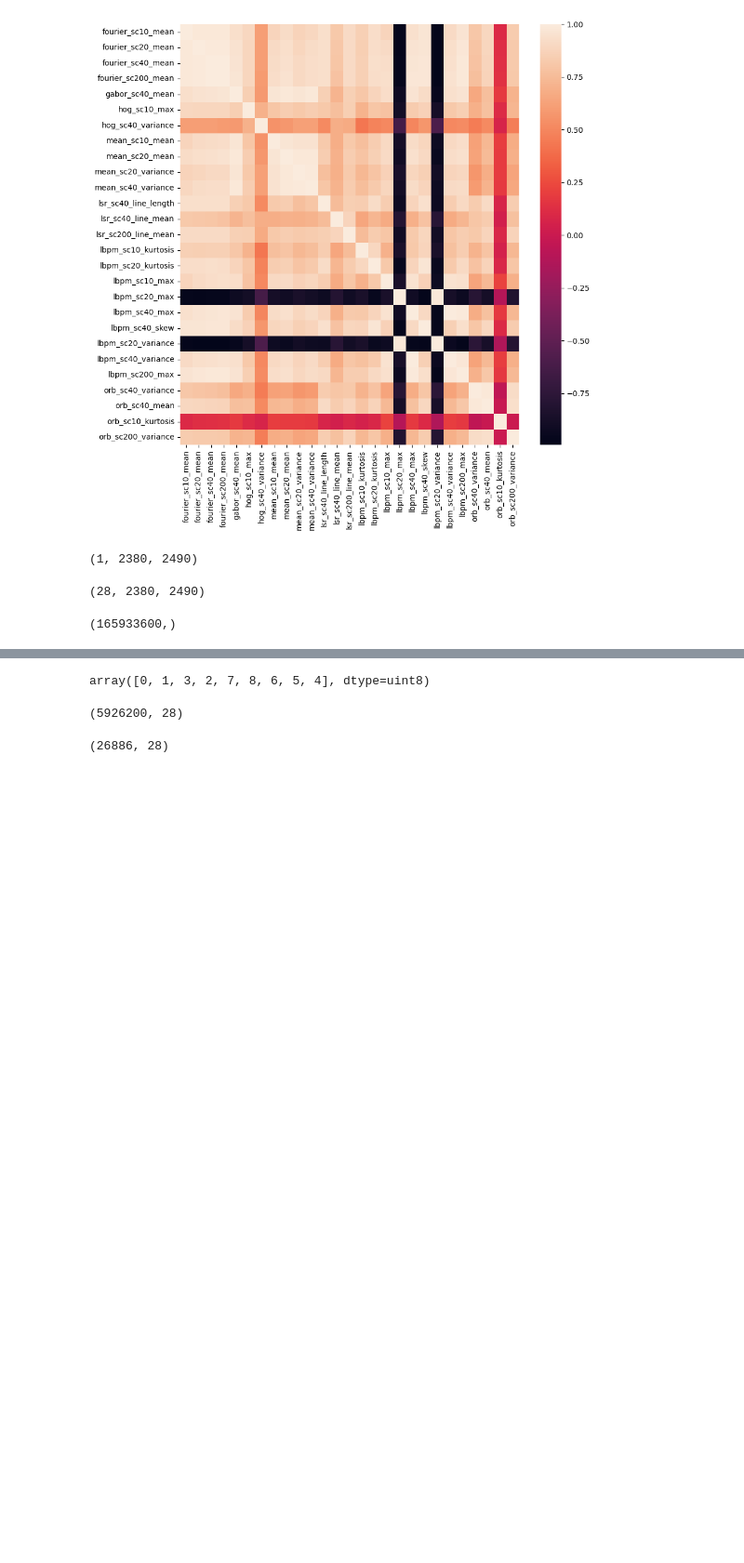
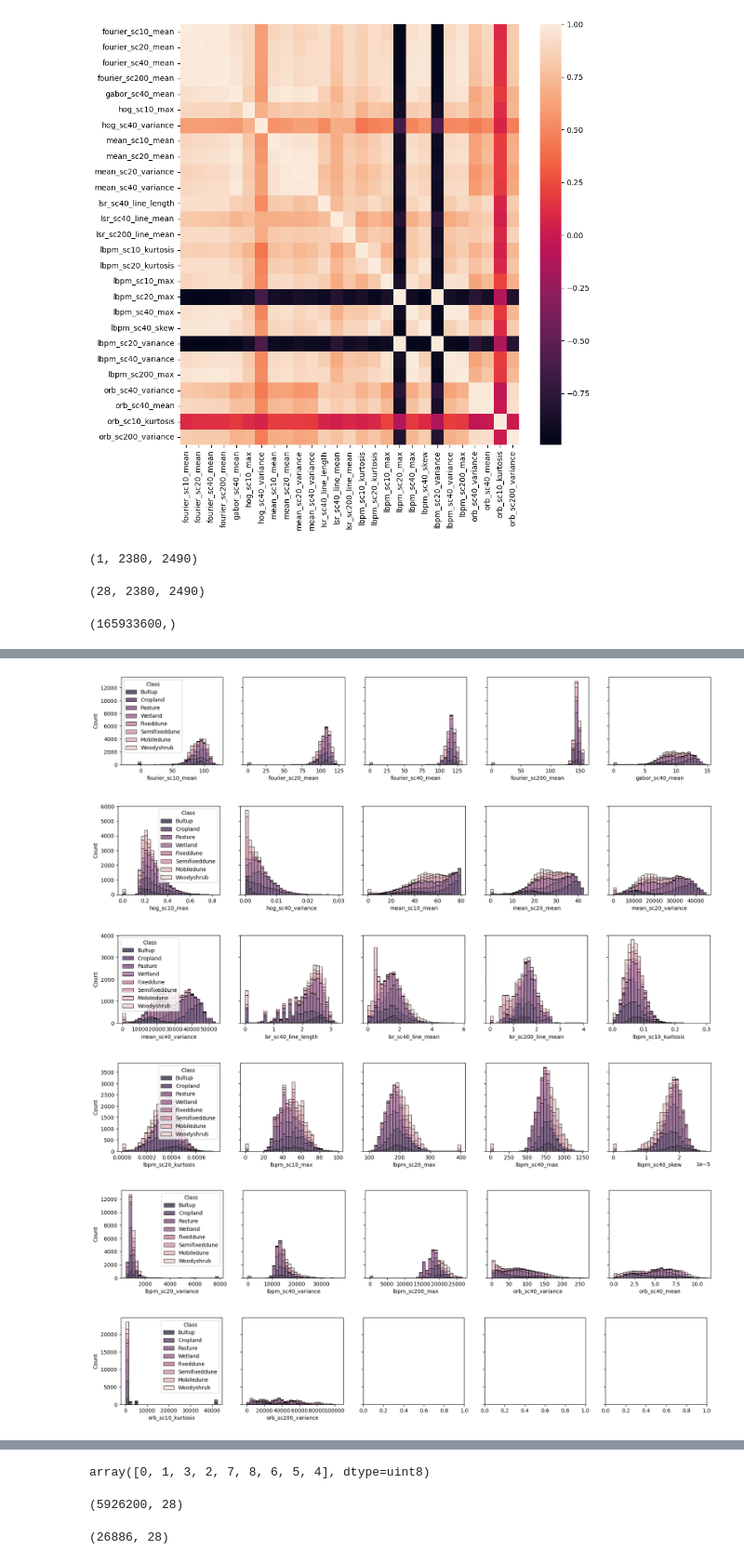
Before and after one commit to maxwellowusu/Grassland_Mongolia, a Jupyter notebook: EDA_Naiman.ipynb, the cells around one changed output, grey strips where cells are left out. Shown at 93% size. Saved outputs shown, nothing was run; the diff lists cells and outputs as text; code cells hidden in the pictures; blank space fills up the shorter version.

```diff
--- a/EDA_Naiman.ipynb
+++ b/EDA_Naiman.ipynb
@@ -157,0 +153,68 @@ df_full.head(20)
+# %%
+fig, (ax1,ax2,ax3,ax4,ax5,) = plt.subplots(ncols=5, nrows=1,figsize= (20,3),sharey=True)
+sns.histplot(data=df_full, x="fourier_sc10_mean", bins=30, hue="class", legend=False, multiple="stack",ax=ax1)
+sns.histplot(data=df_full, x="fourier_sc20_mean", bins=30, hue="class", legend=False, multiple="stack", ax=ax2)
+sns.histplot(data=df_full, x="fourier_sc40_mean", bins=30, hue="class", legend=False, multiple="stack",ax=ax3)
+sns.histplot(data=df_full, x="fourier_sc200_mean", bins=30,hue="class", legend=False, multiple="stack",ax=ax4)
+sns.histplot(data=df_full, x="gabor_sc40_mean", bins=30, hue="class", legend=False, multiple="stack",ax=ax5)
+
+ax1.legend(title='Class', loc='best', labels = ['Bultup', 'Cropland', 'Pasture', 'Wetland', 'Fixeddune', 'Semifixeddune',  'Mobiledune','Woodyshrub'])
+plt.show()
+
+fig, (ax1, ax2,ax3,ax4,ax5) = plt.subplots(ncols=5, nrows=1,figsize= (20,3),sharey=True)
+sns.histplot(data=df_full, x="hog_sc10_max", bins=30, hue="class", legend=False, multiple="stack", ax=ax1)
+sns.histplot(data=df_full, x="hog_sc40_variance", bins=30, hue="class", legend=False, multiple="stack",ax=ax2)
+sns.histplot(data=df_full, x="mean_sc10_mean", bins=30,hue="class", legend=False, multiple="stack",ax=ax3)
+sns.histplot(data=df_full, x="mean_sc20_mean", bins=30, hue="class", legend=False, multiple="stack",ax=ax4)
+sns.histplot(data=df_full, x="mean_sc20_variance", bins=30, hue="class", legend=False, multiple="stack", ax=ax5)
+
+ax1.legend(title='Class', loc='best', labels = ['Bultup', 'Cropland', 'Pasture', 'Wetland', 'Fixeddune', 'Semifixeddune',  'Mobiledune','Woodyshrub'])
+plt.show()
+
+
+fig, (ax1, ax2,ax3,ax4,ax5) = plt.subplots(ncols=5, nrows=1,figsize= (20,3),sharey=True)
+sns.histplot(data=df_full, x="mean_sc40_variance", bins=30, hue="class", legend=False, multiple="stack",ax=ax1)
+sns.histplot(data=df_full, x="lsr_sc40_line_length", bins=30,hue="class", legend=False, multiple="stack",ax=ax2)
+sns.histplot(data=df_full, x="lsr_sc40_line_mean", bins=30, hue="class", legend=False, multiple="stack",ax=ax3)
+sns.histplot(data=df_full, x="lsr_sc200_line_mean", bins=30, hue="class", legend=False, multiple="stack", ax=ax4)
+sns.histplot(data=df_full, x="lbpm_sc10_kurtosis", bins=30, hue="class", legend=False, multiple="stack",ax=ax5)
+
+ax1.legend(title='Class', loc='best', labels = ['Bultup', 'Cropland', 'Pasture', 'Wetland', 'Fixeddune', 'Semifixeddune',  'Mobiledune','Woodyshrub'])
+plt.show()
+
+
+fig, (ax1, ax2,ax3,ax4,ax5) = plt.subplots(ncols=5, nrows=1,figsize= (20,3),sharey=True)
+sns.histplot(data=df_full, x="lbpm_sc20_kurtosis", bins=30,hue="class", multiple="stack",ax=ax1)
+sns.histplot(data=df_full, x="lbpm_sc10_max", bins=30, hue="class", legend=False, multiple="stack",ax=ax2)
+sns.histplot(data=df_full, x="lbpm_sc20_max", bins=30, hue="class", legend=False, multiple="stack", ax=ax3)
+sns.histplot(data=df_full, x="lbpm_sc40_max", bins=30, hue="class", legend=False, multiple="stack",ax=ax4)
+sns.histplot(data=df_full, x="lbpm_sc40_skew", bins=30,hue="class", legend=False, multiple="stack",ax=ax5)
+
+ax1.legend(title='Class', loc='best', labels = ['Bultup', 'Cropland', 'Pasture', 'Wetland', 'Fixeddune', 'Semifixeddune',  'Mobiledune','Woodyshrub'])
+plt.show()
+
+
+fig, (ax1, ax2,ax3,ax4,ax5) = plt.subplots(ncols=5, nrows=1,figsize= (20,3),sharey=True)
+sns.histplot(data=df_full, x="lbpm_sc20_variance", bins=30, hue="class", legend=False, multiple="stack",ax=ax1)
+sns.histplot(data=df_full, x="lbpm_sc40_variance", bins=30, hue="class", legend=False, multiple="stack", ax=ax2)
+sns.histplot(data=df_full, x="lbpm_sc200_max", bins=30, hue="class", legend=False, multiple="stack",ax=ax3)
+sns.histplot(data=df_full, x="orb_sc40_variance", bins=30,hue="class", legend=False, multiple="stack",ax=ax4)
+sns.histplot(data=df_full, x="orb_sc40_mean", bins=30, hue="class", legend=False, multiple="stack",ax=ax5)
+
+ax1.legend(title='Class', loc='best', labels = ['Bultup', 'Cropland', 'Pasture', 'Wetland', 'Fixeddune', 'Semifixeddune',  'Mobiledune','Woodyshrub'])
+plt.show()
+
+
+fig, (ax1, ax2, ax3,ax4,ax5) = plt.subplots(ncols=5, nrows=1,figsize= (20,3),sharey=True)
+sns.histplot(data=df_full, x="orb_sc10_kurtosis", bins=30, hue="class", legend=False, multiple="stack", ax=ax1)
+sns.histplot(data=df_full, x="orb_sc200_variance", bins=30, hue="class", legend=False, multiple="stack",ax=ax2)
+
+ax1.legend(title='Class', loc='best', labels = ['Bultup', 'Cropland', 'Pasture', 'Wetland', 'Fixeddune', 'Semifixeddune',  'Mobiledune','Woodyshrub'])
+plt.show()
+# %% [output]
+[figure, added]
+[figure, added]
+[figure, added]
+[figure, added]
+[figure, added]
+[figure, added]
```
Also changed, not shown: parts of 28 cells of this notebook.
